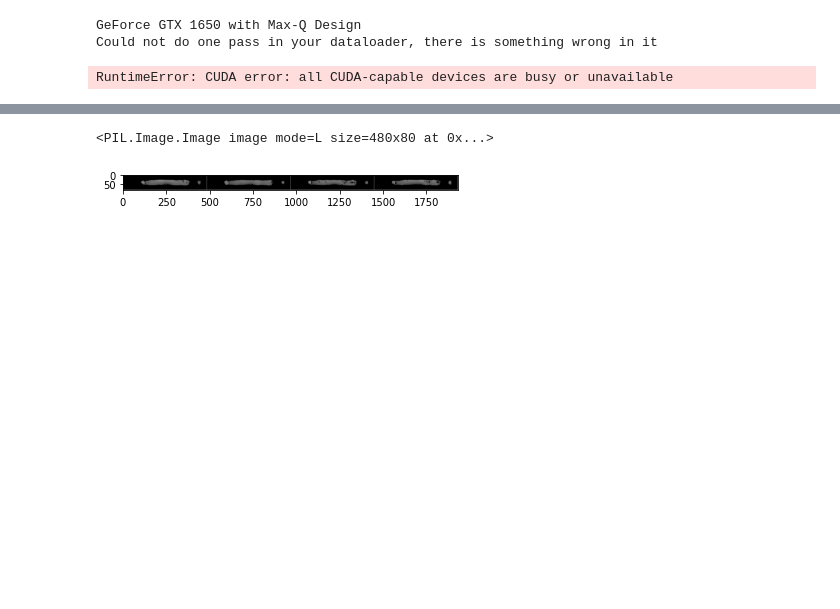
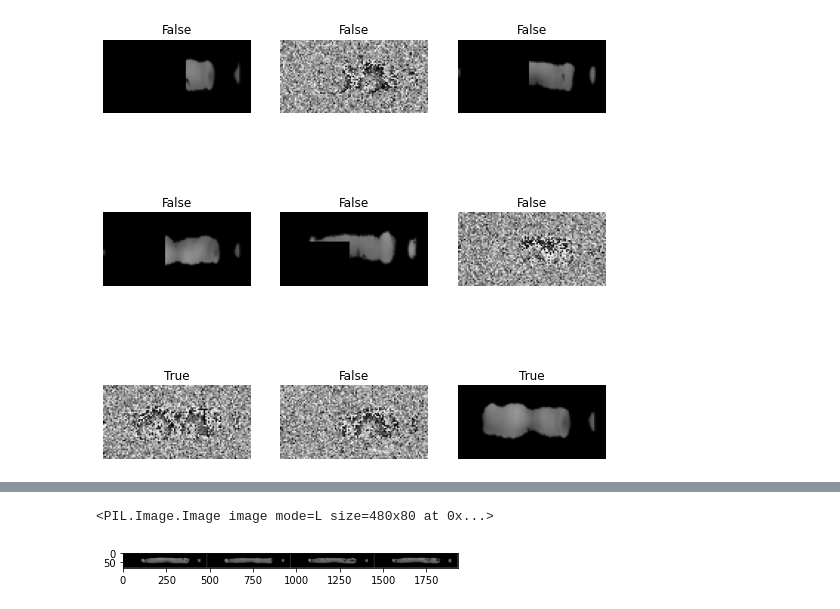
Before and after one commit to Istaliyan/PruebasTFG, a Jupyter notebook: ClasificadorSoldaduras.ipynb, the cells around one changed output, grey strips where cells are left out. Cells and saved outputs as stored; diff of their text form; code cells hidden in the pictures; blank space fills up the shorter version.

```diff
--- a/ClasificadorSoldaduras.ipynb
+++ b/ClasificadorSoldaduras.ipynb
@@ -13,21 +15,17 @@ import os
 # %%
 def es_correcta(imagen) : return imagen[0].isupper()
-# %%
-path = Path('./DatasetSoldadurasFinal/NFD1/')
-#path.ls()
-#files = get_image_files(path)
-#print(len(files))
-#cwd = os.getcwd()
-#print(cwd)
-torch.cuda.set_device(0)
-print(torch.cuda.get_device_name(0))
-dls = ImageDataLoaders.from_folder(path, valid_pct=0.2 , bs=2)
-#dls = ImageDataLoaders.from_name_func(
-#    path, get_image_files(path), valid_pct=0.2, bs=10, seed=42,
-#    label_func=es_correcta, item_tfms=Resize(50)
-#)
-dls.show_batch()
-# %% [output]
-GeForce GTX 1650 with Max-Q Design
-Could not do one pass in your dataloader, there is something wrong in it
-RuntimeError: CUDA error: all CUDA-capable devices are busy or unavailable
+# %%
+path = Path('./DatasetSoldadurasJuntas/')
+#path.ls()
+#files = get_image_files(path)
+#print(len(files))
+#cwd = os.getcwd()
+#print(cwd)
+#dls = ImageDataLoaders.from_folder(path, valid_pct=0.2 , bs=9)
+dls = ImageDataLoaders.from_name_func(
+    path, get_image_files(path), valid_pct=0.2, bs=10, seed=42,
+    label_func=es_correcta
+)
+dls.show_batch()
+# %% [output]
+[figure, added]
```
Also changed, not shown: parts of 3 cells of this notebook.
